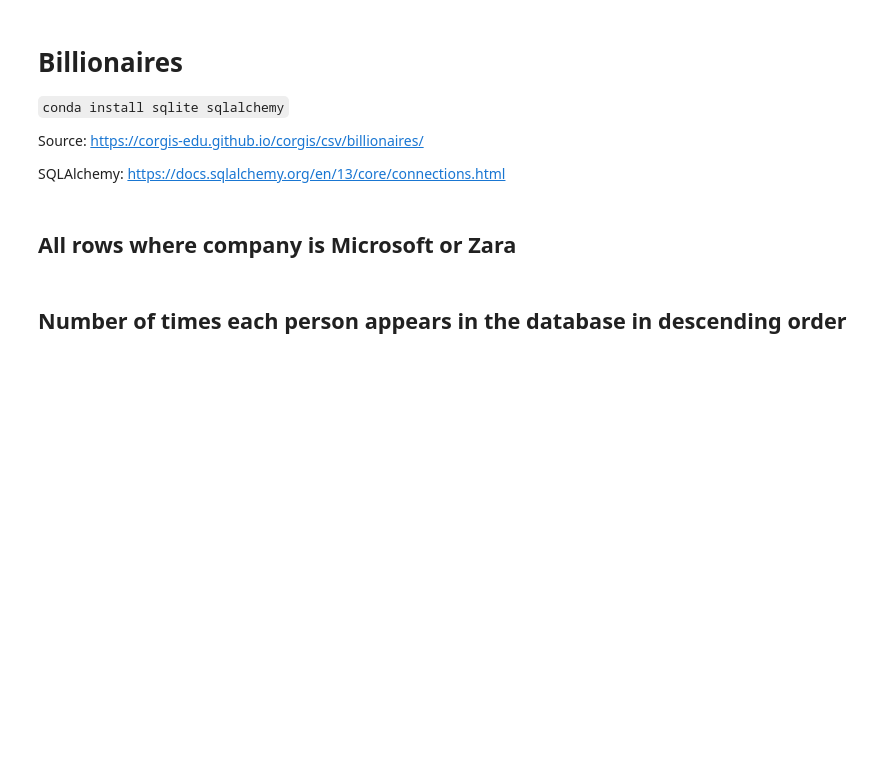
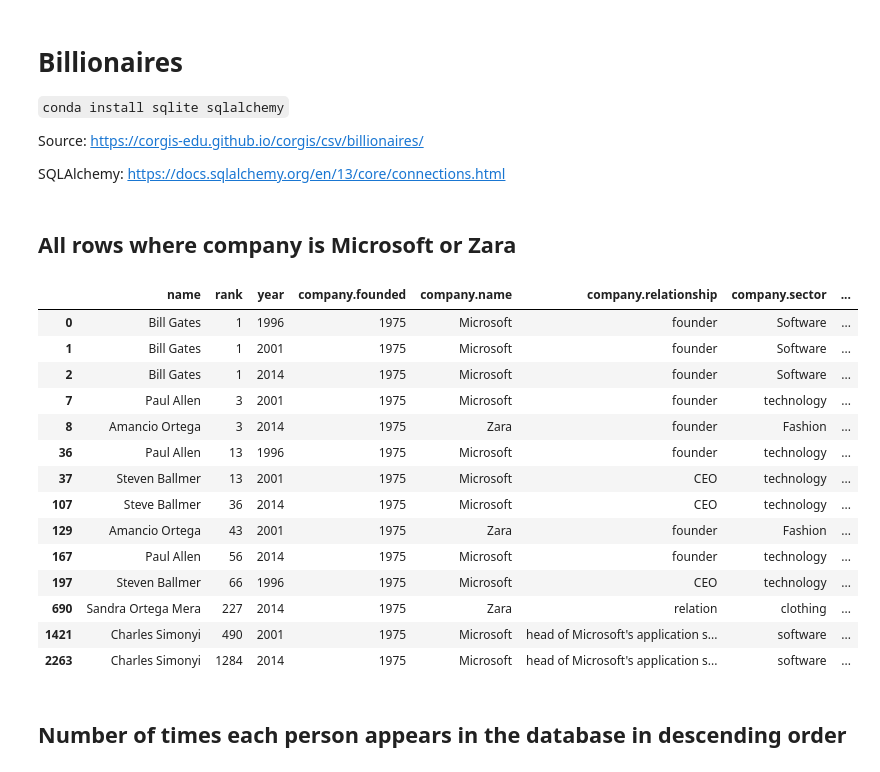
Before and after one commit to davemlz/Master_of_DataScience, a Jupyter notebook: Modelos_de_Datos/Pandas/SQL/billionaires.ipynb, the cells around one changed output. Drawn from its saved outputs; the diff is of its cells as text; code cells hidden in the pictures; blank space fills up the shorter version.

```diff
--- a/Modelos_de_Datos/Pandas/SQL/billionaires.ipynb
+++ b/Modelos_de_Datos/Pandas/SQL/billionaires.ipynb
@@ -9,7 +9,27 @@ SQLAlchemy: https://docs.sqlalchemy.org/en/13/core/connections.html
 # %%
 import numpy as np
 import pandas as pd
+# %%
+bill = pd.read_csv("https://corgis-edu.github.io/corgis/datasets/csv/billionaires/billionaires.csv")
 # %% [markdown]
 ## All rows where company is Microsoft or Zara
+# %%
+bill[bill['company.name'].isin(['Microsoft','Zara'])]
+# %% [output]
+|  | name | rank | year | company.founded | company.name | company.relationship | company.sector | ... |
+| 0 | Bill Gates | 1 | 1996 | 1975 | Microsoft | founder | Software | ... |
+| 1 | Bill Gates | 1 | 2001 | 1975 | Microsoft | founder | Software | ... |
+| 2 | Bill Gates | 1 | 2014 | 1975 | Microsoft | founder | Software | ... |
+| 7 | Paul Allen | 3 | 2001 | 1975 | Microsoft | founder | technology | ... |
+| 8 | Amancio Ortega | 3 | 2014 | 1975 | Zara | founder | Fashion | ... |
+| 36 | Paul Allen | 13 | 1996 | 1975 | Microsoft | founder | technology | ... |
+| 37 | Steven Ballmer | 13 | 2001 | 1975 | Microsoft | CEO | technology | ... |
+| 107 | Steve Ballmer | 36 | 2014 | 1975 | Microsoft | CEO | technology | ... |
+| 129 | Amancio Ortega | 43 | 2001 | 1975 | Zara | founder | Fashion | ... |
+| 167 | Paul Allen | 56 | 2014 | 1975 | Microsoft | founder | technology | ... |
+| 197 | Steven Ballmer | 66 | 1996 | 1975 | Microsoft | CEO | technology | ... |
+| 690 | Sandra Ortega Mera | 227 | 2014 | 1975 | Zara | relation | clothing | ... |
+| 1421 | Charles Simonyi | 490 | 2001 | 1975 | Microsoft | head of Microsoft's application s... | software | ... |
+| 2263 | Charles Simonyi | 1284 | 2014 | 1975 | Microsoft | head of Microsoft's application s... | software | ... |
 # %% [markdown]
 ## Number of times each person appears in the database in descending order
```
Also changed, not shown: parts of 4 cells of this notebook.
